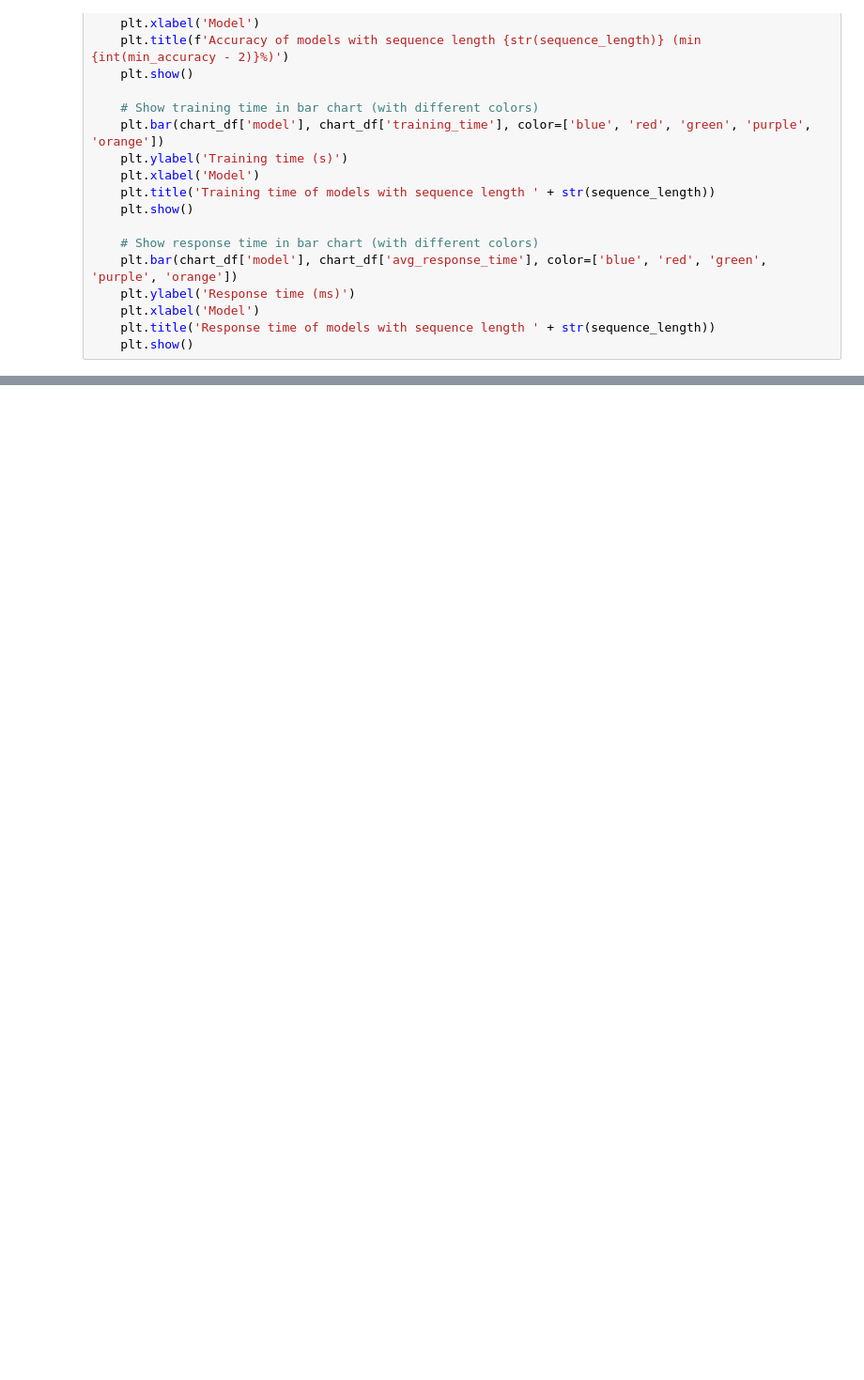
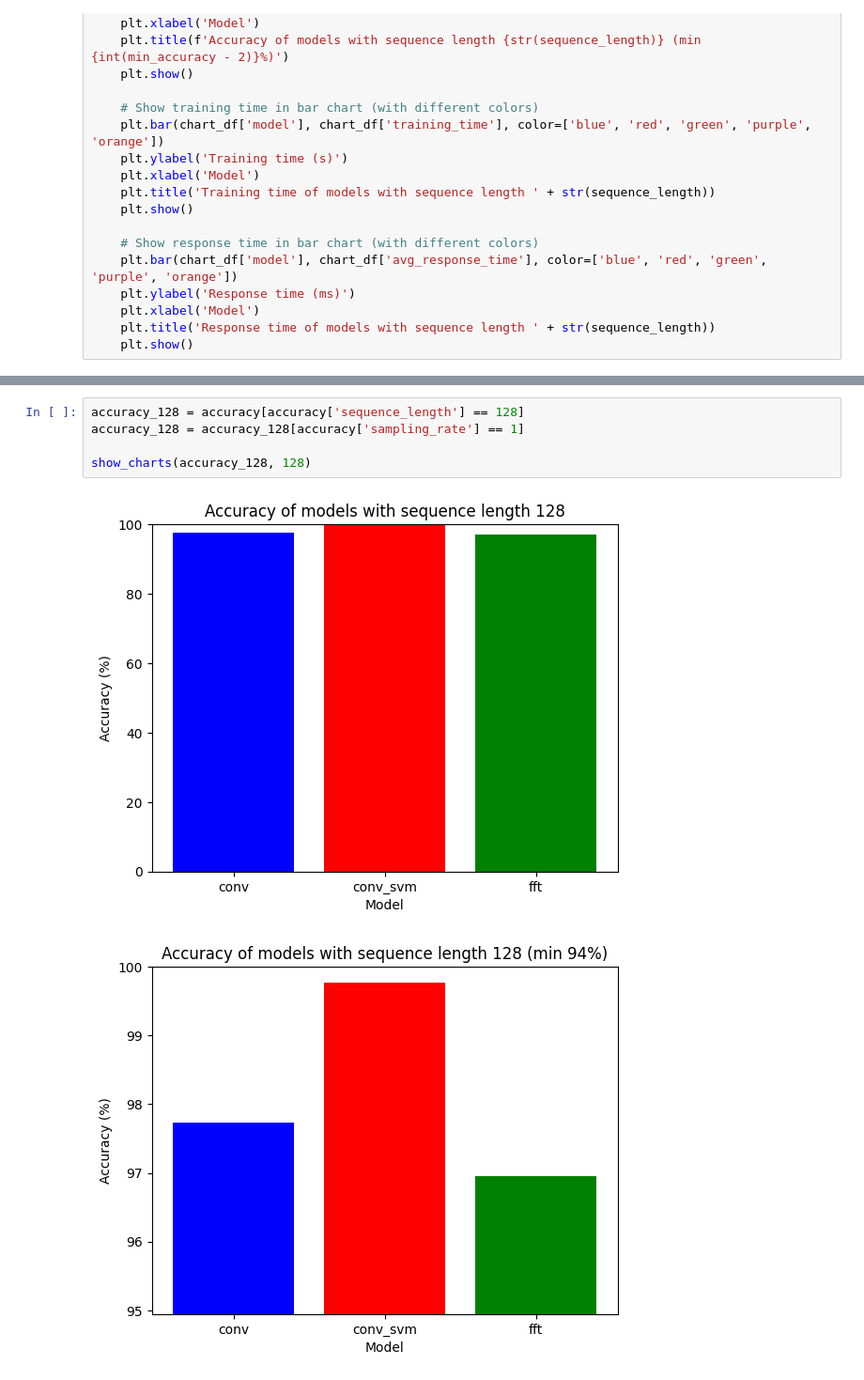
Before and after one commit to thebetar/SpectrumSensing, a Jupyter notebook: src/results.ipynb, the cells around one changed output, grey strips where cells are left out. Shown at 94% size. Saved outputs shown, nothing was run; the diff lists cells and outputs as text; blank space fills up the shorter version.

```diff
--- a/src/results.ipynb
+++ b/src/results.ipynb
@@ -81,0 +50,8 @@ show_charts(accuracy_256_4, 256)
+# %%
+accuracy_128 = accuracy[accuracy['sequence_length'] == 128]
+accuracy_128 = accuracy_128[accuracy['sampling_rate'] == 1]
+
+show_charts(accuracy_128, 128)
+# %% [output]
+[figure, added]
+[figure, added]
```
Also changed, not shown: parts of 12 cells of this notebook, 41 other files.
